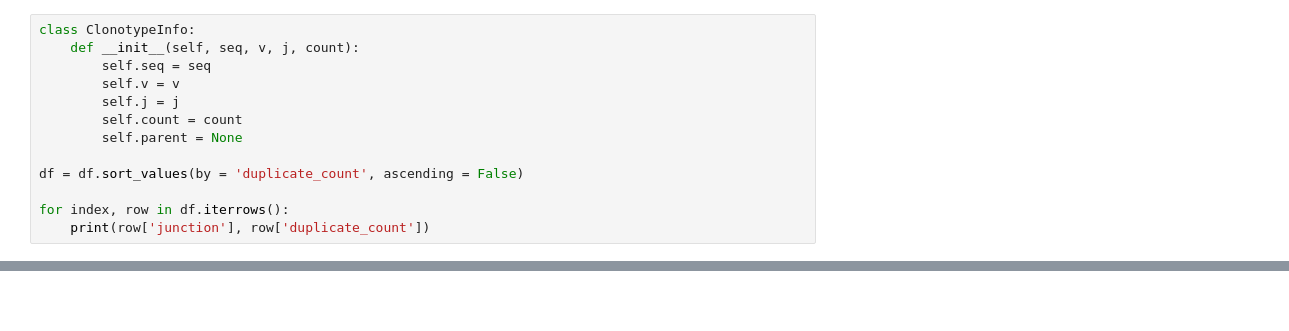
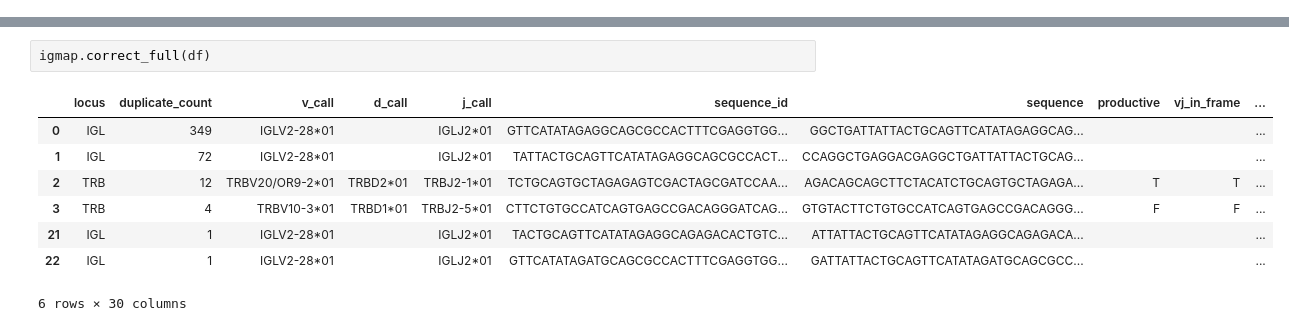
Before and after one commit to antigenomics/pyigmap-old, a Jupyter notebook: examples/correct.ipynb, the cells around one changed output, grey strips where cells are left out. Drawn from its saved outputs; the diff is of its cells as text; blank space fills up the shorter version.

Commit message:
correct wip

```diff
--- a/examples/correct.ipynb
+++ b/examples/correct.ipynb
@@ -105,13 +49,0 @@ aggregate_clonotypes(df)
-# %%
-class ClonotypeInfo:
-    def __init__(self, seq, v, j, count):
-        self.seq = seq
-        self.v = v
-        self.j = j
-        self.count = count
-        self.parent = None
-
-df = df.sort_values(by = 'duplicate_count', ascending = False)
-
-for index, row in df.iterrows():
-    print(row['junction'], row['duplicate_count'])
@@ -135,0 +67,11 @@ TGCAGTTCATATAGAGGCAGCGCCACTTTCGAGGGGGTGTTC 1
+# %%
+igmap.correct_full(df)
+# %% [output]
+|  | locus | duplicate_count | v_call | d_call | j_call | sequence_id | sequence | productive | vj_in_frame | ... |
+| 0 | IGL | 349 | IGLV2-28*01 |  | IGLJ2*01 | GTTCATATAGAGGCAGCGCCACTTTCGAGGTGG... | GGCTGATTATTACTGCAGTTCATATAGAGGCAG... |  |  | ... |
+| 1 | IGL | 72 | IGLV2-28*01 |  | IGLJ2*01 | TATTACTGCAGTTCATATAGAGGCAGCGCCACT... | CCAGGCTGAGGACGAGGCTGATTATTACTGCAG... |  |  | ... |
+| 2 | TRB | 12 | TRBV20/OR9-2*01 | TRBD2*01 | TRBJ2-1*01 | TCTGCAGTGCTAGAGAGTCGACTAGCGATCCAA... | AGACAGCAGCTTCTACATCTGCAGTGCTAGAGA... | T | T | ... |
+| 3 | TRB | 4 | TRBV10-3*01 | TRBD1*01 | TRBJ2-5*01 | CTTCTGTGCCATCAGTGAGCCGACAGGGATCAG... | GTGTACTTCTGTGCCATCAGTGAGCCGACAGGG... | F | F | ... |
+| 21 | IGL | 1 | IGLV2-28*01 |  | IGLJ2*01 | TACTGCAGTTCATATAGAGGCAGAGACACTGTC... | ATTATTACTGCAGTTCATATAGAGGCAGAGACA... |  |  | ... |
+| 22 | IGL | 1 | IGLV2-28*01 |  | IGLJ2*01 | GTTCATATAGATGCAGCGCCACTTTCGAGGTGG... | GATTATTACTGCAGTTCATATAGATGCAGCGCC... |  |  | ... |
+6 rows × 30 columns
```
Also changed, not shown: parts of 7 cells of this notebook, 2 other files.
